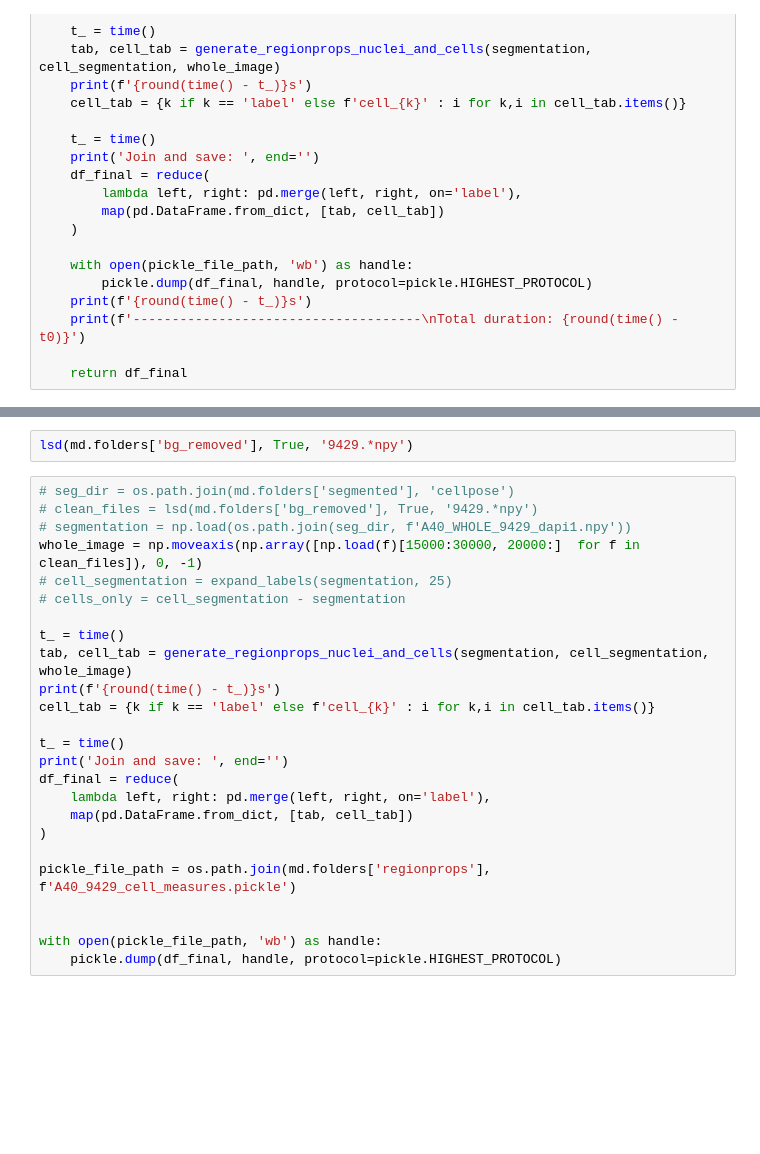
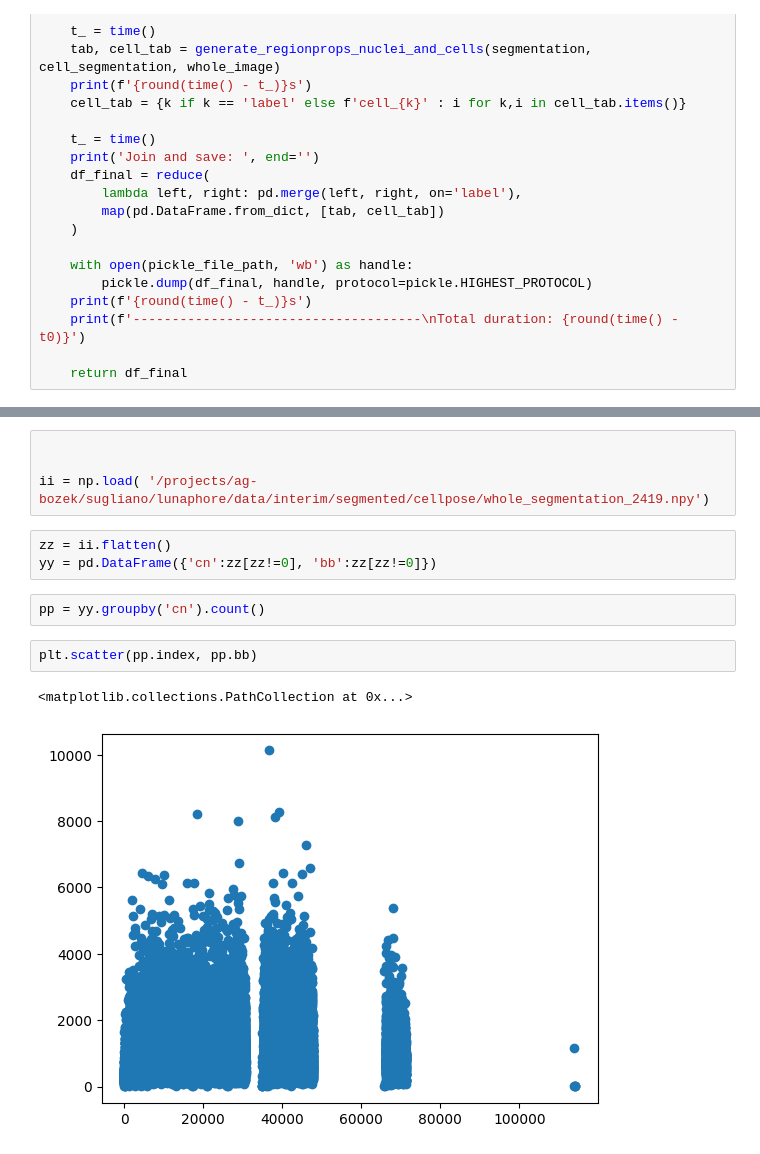
Before and after one commit to bozeklab/lunaphore, a Jupyter notebook: notebooks/03-ste-merge_segmentation_tiles.ipynb, the cells around one changed output, grey strips where cells are left out. Saved outputs shown, nothing was run; the diff lists cells and outputs as text; blank space fills up the shorter version.

Commit message:
cleaned notebook scripts

```diff
--- a/notebooks/03-ste-merge_segmentation_tiles.ipynb
+++ b/notebooks/03-ste-merge_segmentation_tiles.ipynb
@@ -218,27 +225,14 @@ aa = [np.load(f) for f in lsd(seg_dir, False, f'A40_{tile_code}_[0-9]_dapi1\.npy
-# %%
-lsd(md.folders['bg_removed'], True, '9429.*npy')
-# %%
-# seg_dir = os.path.join(md.folders['segmented'], 'cellpose')
-# clean_files = lsd(md.folders['bg_removed'], True, '9429.*npy')
-# segmentation = np.load(os.path.join(seg_dir, f'A40_WHOLE_9429_dapi1.npy'))
-whole_image = np.moveaxis(np.array([np.load(f)[15000:30000, 20000:]  for f in clean_files]), 0, -1)
-# cell_segmentation = expand_labels(segmentation, 25)
-# cells_only = cell_segmentation - segmentation
-
-t_ = time()
-tab, cell_tab = generate_regionprops_nuclei_and_cells(segmentation, cell_segmentation, whole_image)
-print(f'{round(time() - t_)}s')
-cell_tab = {k if k == 'label' else f'cell_{k}' : i for k,i in cell_tab.items()}
-
-t_ = time()
-print('Join and save: ', end='')
-df_final = reduce(
-    lambda left, right: pd.merge(left, right, on='label'),
-    map(pd.DataFrame.from_dict, [tab, cell_tab])
-)
-
-pickle_file_path = os.path.join(md.folders['regionprops'], f'A40_9429_cell_measures.pickle')
-
-
-with open(pickle_file_path, 'wb') as handle:
-    pickle.dump(df_final, handle, protocol=pickle.HIGHEST_PROTOCOL)
+# %%
+
+
+ii = np.load( '/projects/ag-bozek/sugliano/lunaphore/data/interim/segmented/cellpose/whole_segmentation_2419.npy')
+# %%
+zz = ii.flatten()
+yy = pd.DataFrame({'cn':zz[zz!=0], 'bb':zz[zz!=0]})
+# %%
+pp = yy.groupby('cn').count()
+# %%
+plt.scatter(pp.index, pp.bb)
+# %% [output]
+<matplotlib.collections.PathCollection at 0x...>
+[figure, added]
```
Also changed, not shown: parts of 7 cells of this notebook, 3 other files.
